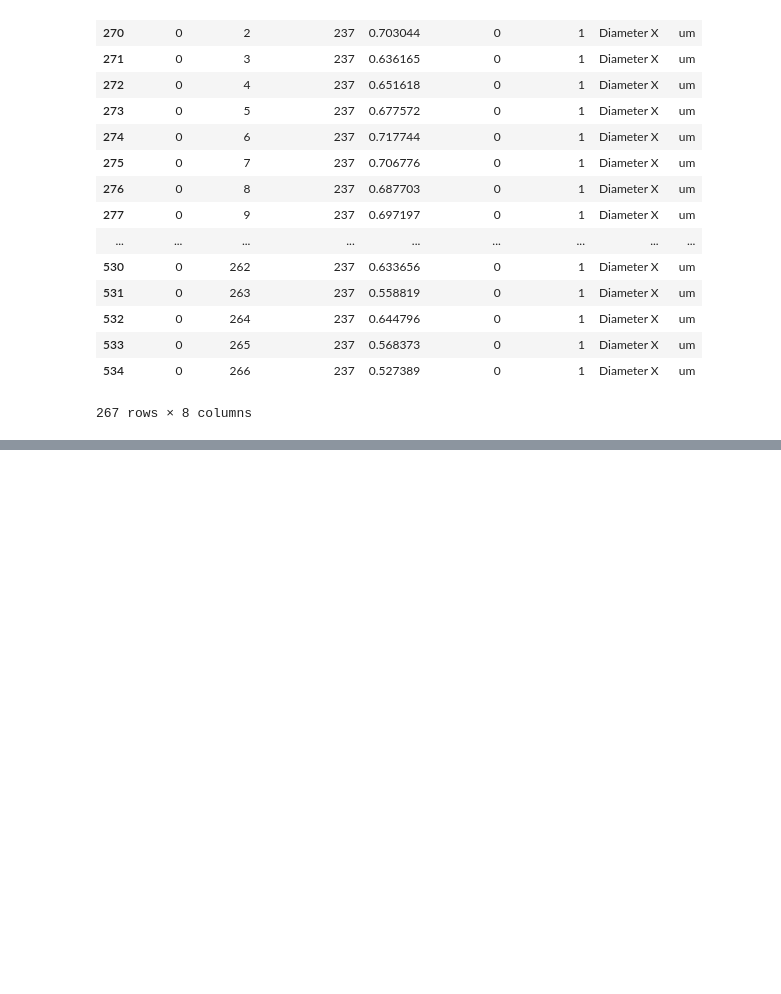
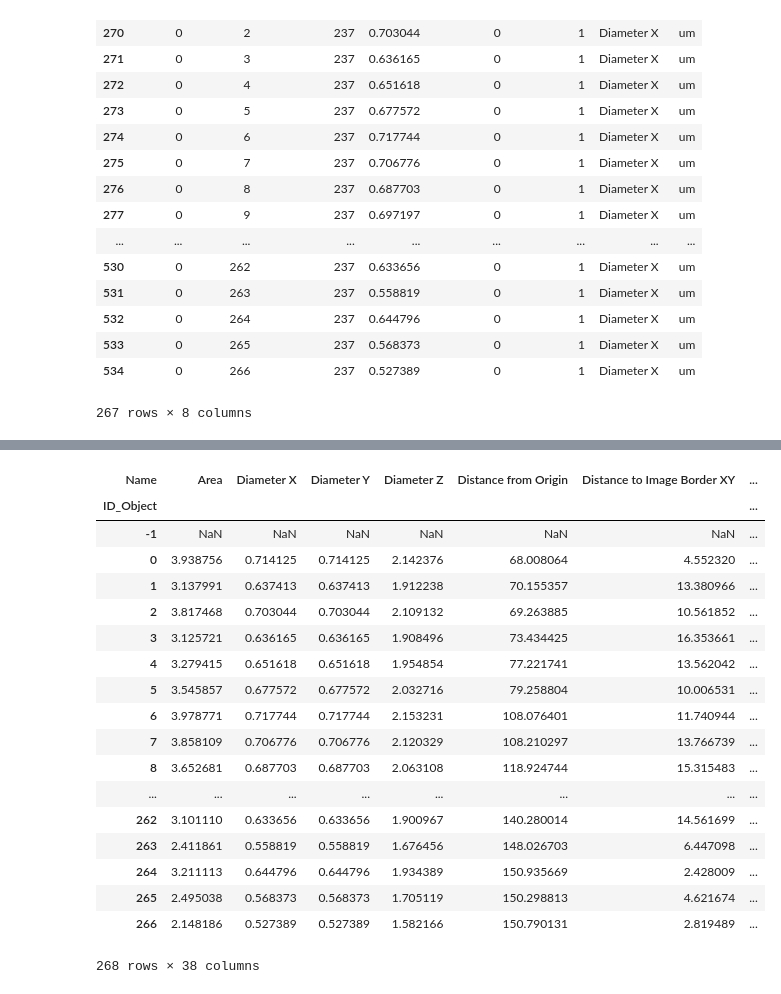
Before and after one commit to dasaderi/python_neurobootcamp, a Jupyter notebook: day-3/day3-pandas.ipynb, the cells around one changed output, grey strips where cells are left out. Drawn from its saved outputs; the diff is of its cells as text; code cells hidden in the pictures; blank space fills up the shorter version.

Commit message:
updated points data and notebook

```diff
--- a/day-3/day3-pandas.ipynb
+++ b/day-3/day3-pandas.ipynb
@@ -94,0 +123,22 @@ point_stats[point_stats["ID_StatisticsType"]==237]
+# %%
+point_stats.pivot(index='ID_Object', columns='Name', values='Value')
+# %% [output]
+| Name | Area | Diameter X | Diameter Y | Diameter Z | Distance from Origin | Distance to Image Border XY | ... |
+| ID_Object |  |  |  |  |  |  | ... |
+| -1 | NaN | NaN | NaN | NaN | NaN | NaN | ... |
+| 0 | 3.938756 | 0.714125 | 0.714125 | 2.142376 | 68.008064 | 4.552320 | ... |
+| 1 | 3.137991 | 0.637413 | 0.637413 | 1.912238 | 70.155357 | 13.380966 | ... |
+| 2 | 3.817468 | 0.703044 | 0.703044 | 2.109132 | 69.263885 | 10.561852 | ... |
+| 3 | 3.125721 | 0.636165 | 0.636165 | 1.908496 | 73.434425 | 16.353661 | ... |
+| 4 | 3.279415 | 0.651618 | 0.651618 | 1.954854 | 77.221741 | 13.562042 | ... |
+| 5 | 3.545857 | 0.677572 | 0.677572 | 2.032716 | 79.258804 | 10.006531 | ... |
+| 6 | 3.978771 | 0.717744 | 0.717744 | 2.153231 | 108.076401 | 11.740944 | ... |
+| 7 | 3.858109 | 0.706776 | 0.706776 | 2.120329 | 108.210297 | 13.766739 | ... |
+| 8 | 3.652681 | 0.687703 | 0.687703 | 2.063108 | 118.924744 | 15.315483 | ... |
+| ... | ... | ... | ... | ... | ... | ... | ... |
+| 262 | 3.101110 | 0.633656 | 0.633656 | 1.900967 | 140.280014 | 14.561699 | ... |
+| 263 | 2.411861 | 0.558819 | 0.558819 | 1.676456 | 148.026703 | 6.447098 | ... |
+| 264 | 3.211113 | 0.644796 | 0.644796 | 1.934389 | 150.935669 | 2.428009 | ... |
+| 265 | 2.495038 | 0.568373 | 0.568373 | 1.705119 | 150.298813 | 4.621674 | ... |
+| 266 | 2.148186 | 0.527389 | 0.527389 | 1.582166 | 150.790131 | 2.819489 | ... |
+268 rows × 38 columns
```
Also changed, not shown: parts of 7 cells of this notebook, 2 other files.
